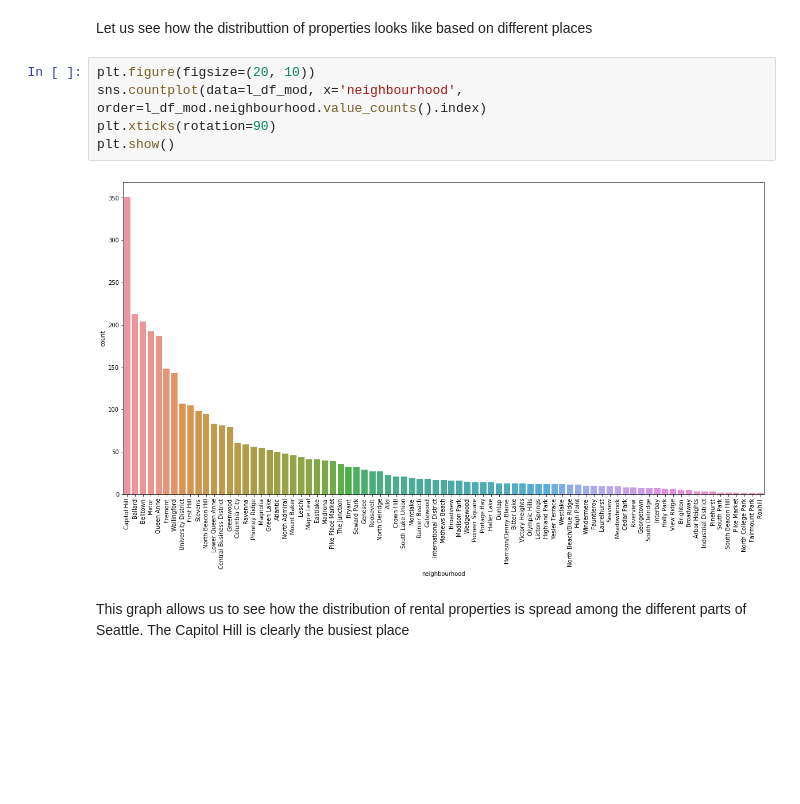
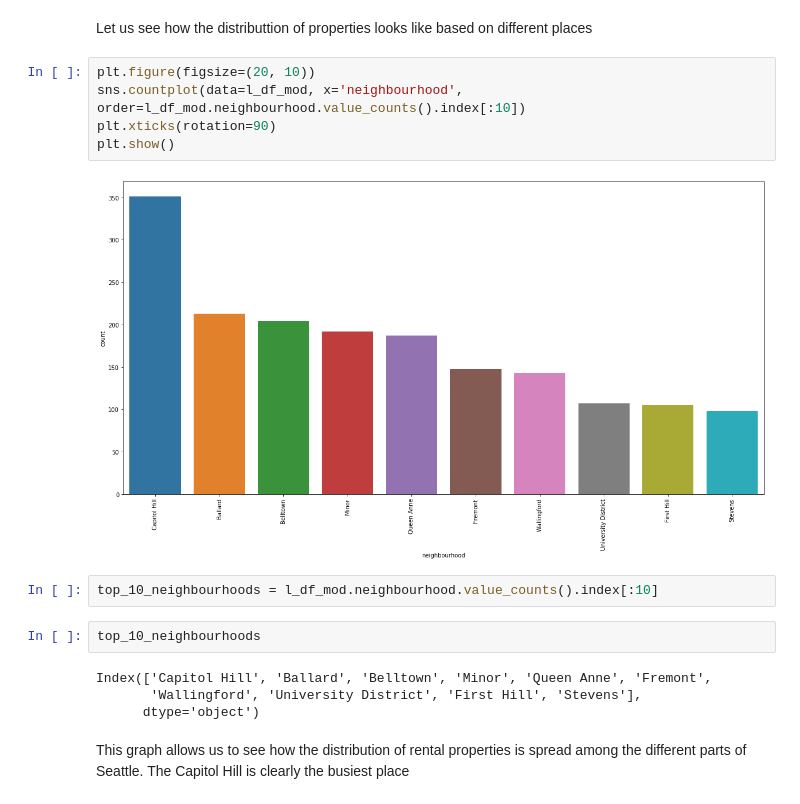
Before and after one commit to Soundoffear/DS_Nano_Project_1, a Jupyter notebook: Seattle_Airbnb.ipynb, the cells around one changed output. Cells and saved outputs as stored; diff of their text form; blank space fills up the shorter version.

```diff
--- a/Seattle_Airbnb.ipynb
+++ b/Seattle_Airbnb.ipynb
@@ -176,11 +178,19 @@ Name: neighbourhood, Length: 81, dtype: int64
 Let us see how the distributtion of properties looks like based on different places
 # %%
 plt.figure(figsize=(20, 10))
-sns.countplot(data=l_df_mod, x='neighbourhood', order=l_df_mod.neighbourhood.value_counts().index)
+sns.countplot(data=l_df_mod, x='neighbourhood', order=l_df_mod.neighbourhood.value_counts().index[:10])
 plt.xticks(rotation=90)
 plt.show()
 # %% [output]
-[figure, old version]
+[figure, new version]
+# %%
+top_10_neighbourhoods = l_df_mod.neighbourhood.value_counts().index[:10]
+# %%
+top_10_neighbourhoods
+# %% [output]
+Index(['Capitol Hill', 'Ballard', 'Belltown', 'Minor', 'Queen Anne', 'Fremont',
+       'Wallingford', 'University District', 'First Hill', 'Stevens'],
+      dtype='object')
 # %% [markdown]
 This graph allows us to see how the distribution of rental properties is spread among the different parts of Seattle.
 The Capitol Hill is clearly the busiest place
```
Also changed, not shown: parts of 23 cells of this notebook, 6 other files.
